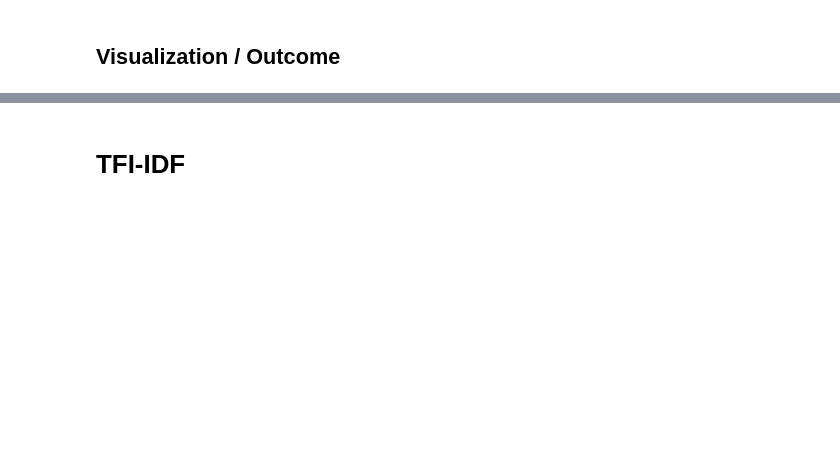
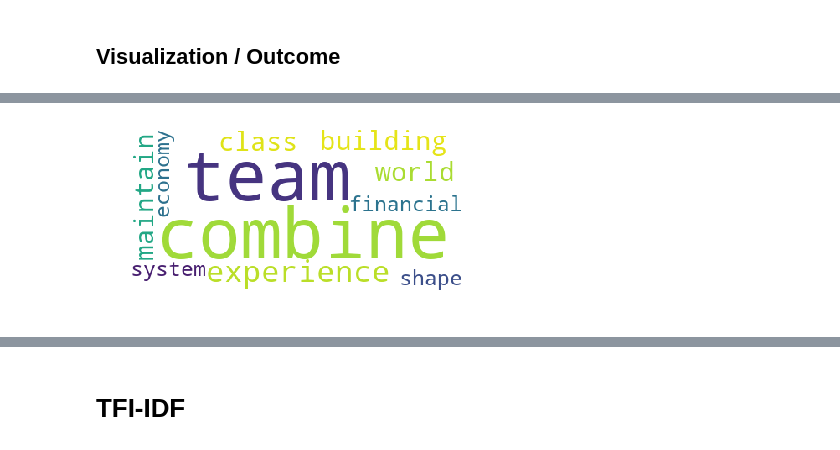
Before and after one commit to luisdiegocm/HWR_DataScience_Project, a Jupyter notebook: notebooks/1- Information Retrieval.ipynb, the cells around one changed output, grey strips where cells are left out. Cells and saved outputs as stored; diff of their text form; code cells hidden in the pictures; blank space fills up the shorter version.

```diff
--- a/notebooks/1- Information Retrieval.ipynb
+++ b/notebooks/1- Information Retrieval.ipynb
@@ -1303,8 +1534,10 @@ plt.show()
 # %%
-text_1 = corpora["0chain"][10]
+top_5 = corpora["binancecoin"][10]
 wordcloud = WordCloud(background_color="white",
                       stopwords = set(STOPWORDS)
-                      ).generate(text_1)
+                      ).generate(top_5)
 plt.imshow(wordcloud)
 plt.axis("off")
 plt.show()
+# %% [output]
+[figure, added]
```
Also changed, not shown: parts of 376 cells of this notebook, 2 other files.
